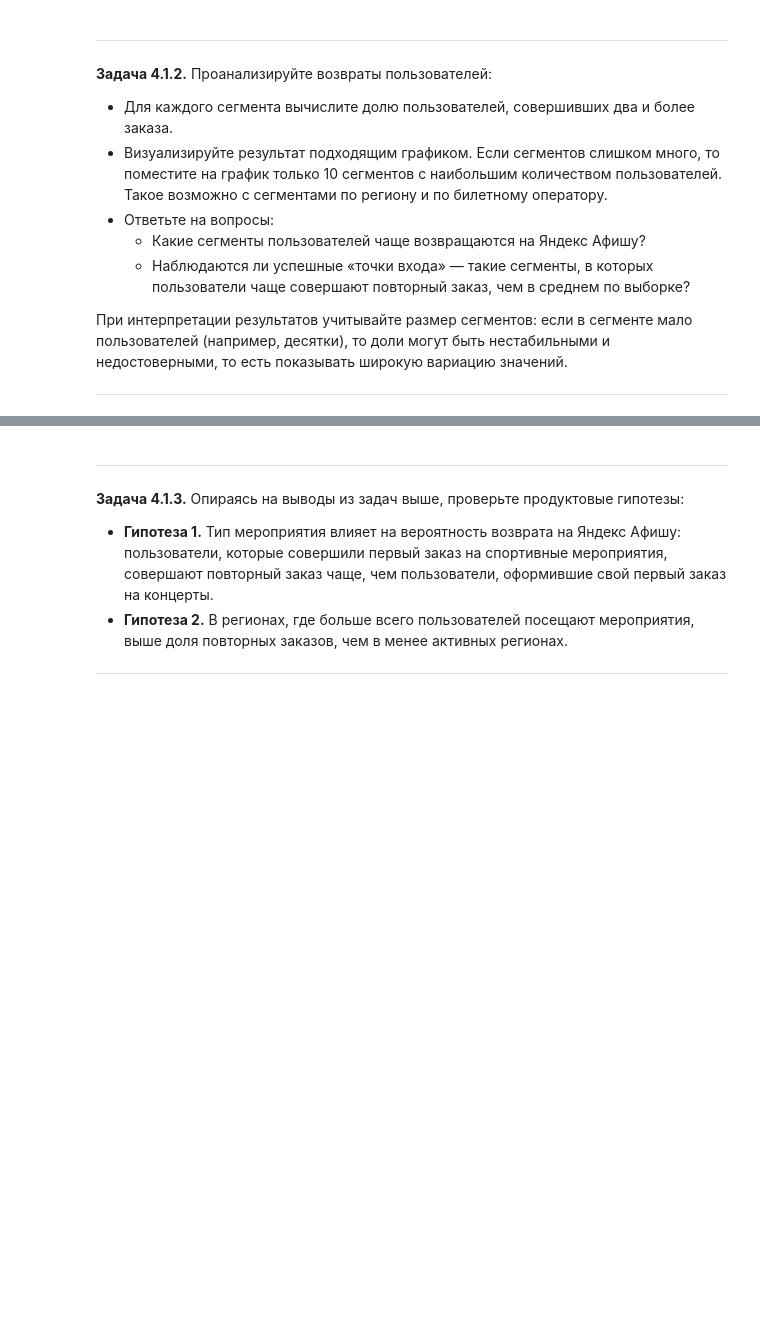
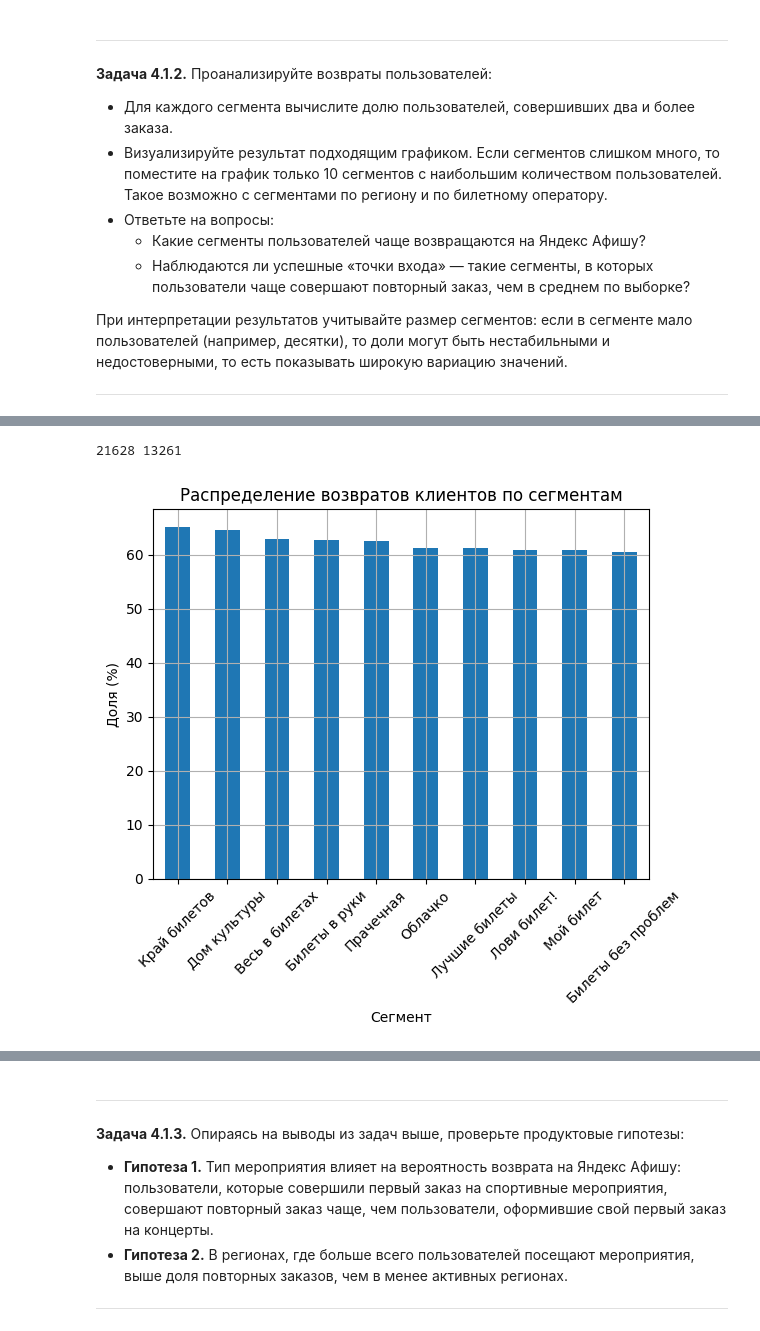
Before and after one commit to KatsayArtemDev/yandex-afisha-user-loyalty, a Jupyter notebook: notebooks/katsay.ipynb, the cells around one changed output, grey strips where cells are left out. Cells and saved outputs as stored; diff of their text form; code cells hidden in the pictures; blank space fills up the shorter version.

```diff
--- a/notebooks/katsay.ipynb
+++ b/notebooks/katsay.ipynb
@@ -585,0 +762,5 @@ print("Было строк в исходном датасете:", before,
+# %%
+show_top_segments_for_loyalty('first_order_service')
+# %% [output]
+21628 13261
+[figure, added]
```
Also changed, not shown: parts of 17 cells of this notebook.
